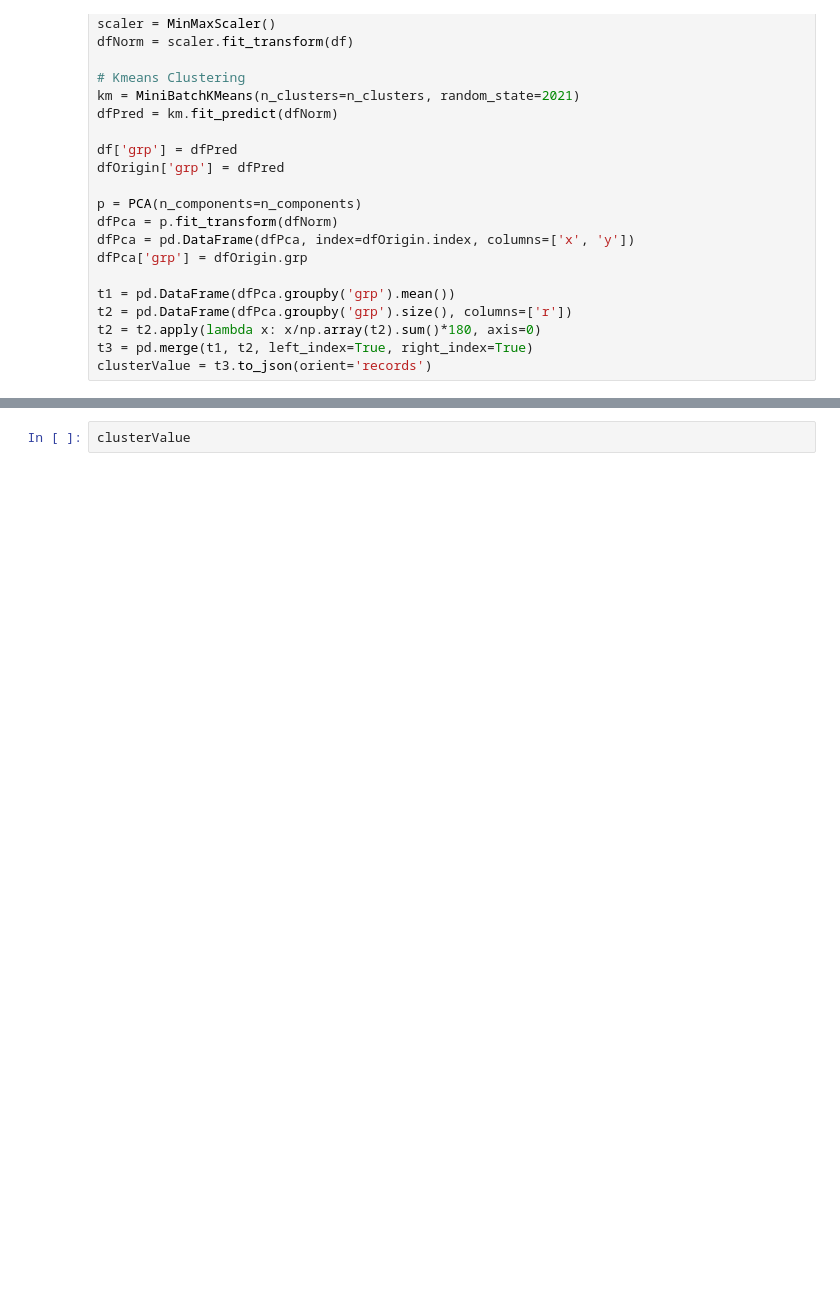
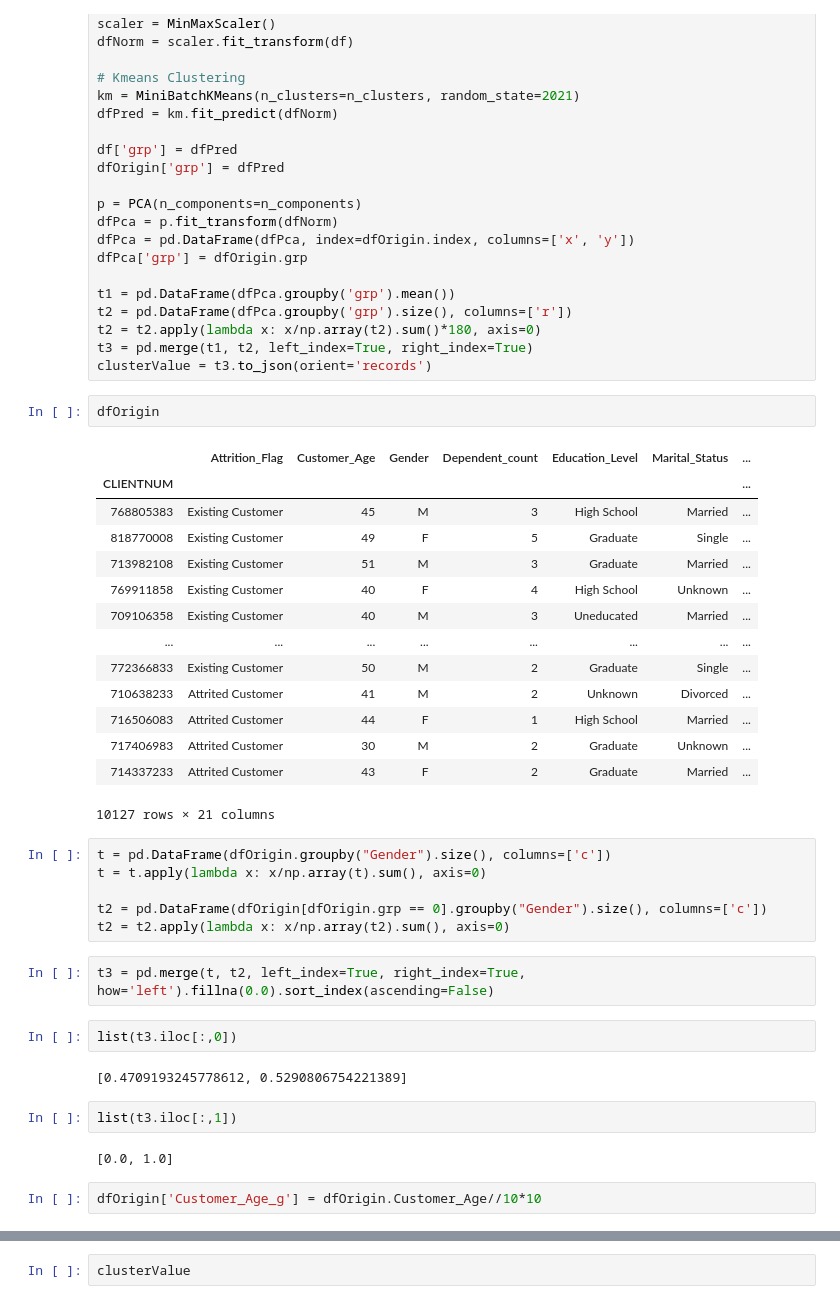
Before and after one commit to everycloudhasasilverlining/webDev, a Jupyter notebook: Dev/Audience Dashboard/analytics/Untitled.ipynb, the cells around one changed output, grey strips where cells are left out. Saved outputs shown, nothing was run; the diff lists cells and outputs as text; blank space fills up the shorter version.

```diff
--- a/Dev/Audience Dashboard/analytics/Untitled.ipynb
+++ b/Dev/Audience Dashboard/analytics/Untitled.ipynb
@@ -41,3 +41,38 @@ t2 = pd.DataFrame(dfPca.groupby('grp').size(), columns=['r'])
 t2 = t2.apply(lambda x: x/np.array(t2).sum()*180, axis=0)
 t3 = pd.merge(t1, t2, left_index=True, right_index=True)
 clusterValue = t3.to_json(orient='records')
+# %%
+dfOrigin
+# %% [output]
+|  | Attrition_Flag | Customer_Age | Gender | Dependent_count | Education_Level | Marital_Status | ... |
+| CLIENTNUM |  |  |  |  |  |  | ... |
+| 768805383 | Existing Customer | 45 | M | 3 | High School | Married | ... |
+| 818770008 | Existing Customer | 49 | F | 5 | Graduate | Single | ... |
+| 713982108 | Existing Customer | 51 | M | 3 | Graduate | Married | ... |
+| 769911858 | Existing Customer | 40 | F | 4 | High School | Unknown | ... |
+| 709106358 | Existing Customer | 40 | M | 3 | Uneducated | Married | ... |
+| ... | ... | ... | ... | ... | ... | ... | ... |
+| 772366833 | Existing Customer | 50 | M | 2 | Graduate | Single | ... |
+| 710638233 | Attrited Customer | 41 | M | 2 | Unknown | Divorced | ... |
+| 716506083 | Attrited Customer | 44 | F | 1 | High School | Married | ... |
+| 717406983 | Attrited Customer | 30 | M | 2 | Graduate | Unknown | ... |
+| 714337233 | Attrited Customer | 43 | F | 2 | Graduate | Married | ... |
+10127 rows × 21 columns
+# %%
+t = pd.DataFrame(dfOrigin.groupby("Gender").size(), columns=['c'])
+t = t.apply(lambda x: x/np.array(t).sum(), axis=0)
+
+t2 = pd.DataFrame(dfOrigin[dfOrigin.grp == 0].groupby("Gender").size(), columns=['c'])
+t2 = t2.apply(lambda x: x/np.array(t2).sum(), axis=0)
+# %%
+t3 = pd.merge(t, t2, left_index=True, right_index=True, how='left').fillna(0.0).sort_index(ascending=False)
+# %%
+list(t3.iloc[:,0])
+# %% [output]
+[0.4709193245778612, 0.5290806754221389]
+# %%
+list(t3.iloc[:,1])
+# %% [output]
+[0.0, 1.0]
+# %%
+dfOrigin['Customer_Age_g'] = dfOrigin.Customer_Age//10*10
```
Also changed, not shown: parts of 12 cells of this notebook.
